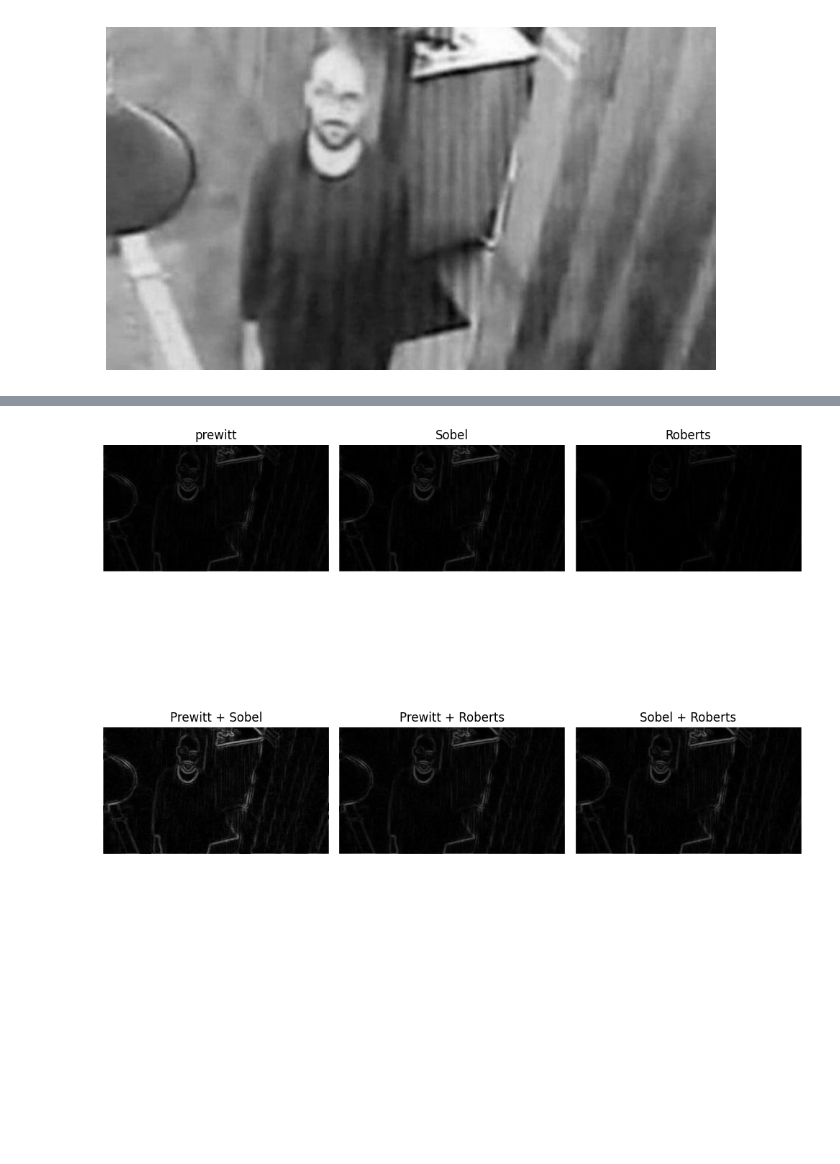
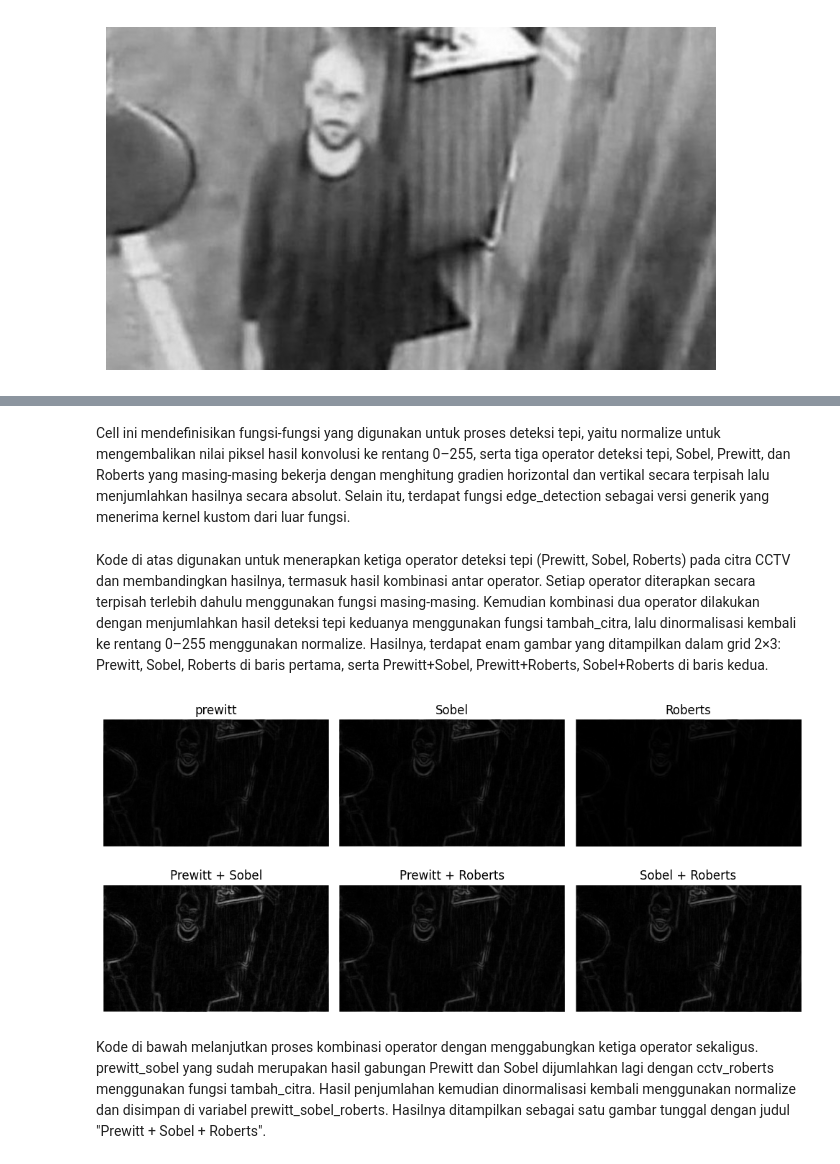
Before and after one commit to praktikum-pcd-2026/jurnal-modul-3-kelompok-3-Vuxyn, a Jupyter notebook: jurnal.ipynb, the cells around one changed output, grey strips where cells are left out. Cells and saved outputs as stored; diff of their text form; code cells hidden in the pictures; blank space fills up the shorter version.

```diff
--- a/jurnal.ipynb
+++ b/jurnal.ipynb
@@ -113,0 +133,13 @@ plt.show()
+# %%
+cctv_smooth = smoothing(cctv_copy)
+cctv_sharp = sharpening(cctv_copy)
+cctv_combine = sharpening(smoothing(cctv_copy))
+
+fig, (ax1, ax2, ax3) = plt.subplots(1, 3, figsize=(12, 5))
+ax1.imshow(cctv_smooth, cmap="gray"); ax1.set_title("Smoothing")
+ax2.imshow(cctv_sharp, cmap="gray"); ax2.set_title("Sharpening")
+ax3.imshow(cctv_combine, cmap="gray"); ax3.set_title("Smoothing + Sharpening")
+
+ax1.axis("off"); ax2.axis("off"); ax3.axis("off")
+plt.tight_layout()
+plt.show()
@@ -147,36 +181,42 @@ def edge_detection(img, kernel_x, kernel_y):
     gy = convolution(img, kernel_y)
     hasil = np.abs(gx) + np.abs(gy)
     return normalize(hasil)
+# %% [markdown]
+Cell ini mendefinisikan fungsi-fungsi yang digunakan untuk proses deteksi tepi, yaitu normalize untuk mengembalikan nilai piksel hasil konvolusi ke rentang 0–255, serta tiga operator deteksi tepi, Sobel, Prewitt, dan Roberts yang masing-masing bekerja dengan menghitung gradien horizontal dan vertikal secara terpisah lalu menjumlahkan hasilnya secara absolut. Selain itu, terdapat fungsi edge_detection sebagai versi generik yang menerima kernel kustom dari luar fungsi.
+# %% [markdown]
+Kode di atas digunakan untuk menerapkan ketiga operator deteksi tepi (Prewitt, Sobel, Roberts) pada citra CCTV dan membandingkan hasilnya, termasuk hasil kombinasi antar operator. Setiap operator diterapkan secara terpisah terlebih dahulu menggunakan fungsi masing-masing. Kemudian kombinasi dua operator dilakukan dengan menjumlahkan hasil deteksi tepi keduanya menggunakan fungsi tambah_citra, lalu dinormalisasi kembali ke rentang 0–255 menggunakan normalize. Hasilnya, terdapat enam gambar yang ditampilkan dalam grid 2×3: Prewitt, Sobel, Roberts di baris pertama, serta Prewitt+Sobel, Prewitt+Roberts, Sobel+Roberts di baris kedua.
 # %%
 cctv_prewitt = prewitt(cctv_copy)
 cctv_sobel = sobel(cctv_copy)
 cctv_roberts = roberts(cctv_copy)
 ps = tambah_citra(cctv_prewitt, cctv_sobel)
 pr = tambah_citra(cctv_prewitt, cctv_roberts)
 sr = tambah_citra(cctv_sobel, cctv_roberts)
 prewitt_sobel = normalize(ps)
 prewitt_roberts = normalize(pr)
 sobel_roberts = normalize(sr)
 
-fig, ((ax1, ax2, ax3), (ax4, ax5, ax6)) = plt.subplots(2, 3, figsize=(10, 10))
+fig, ((ax1, ax2, ax3), (ax4, ax5, ax6)) = plt.subplots(2, 3, figsize=(10, 5))
 ax1.imshow(cctv_prewitt, cmap="gray"); ax1.set_title("prewitt")
 ax2.imshow(cctv_sobel, cmap="gray"); ax2.set_title("Sobel")
 ax3.imshow(cctv_roberts, cmap="gray"); ax3.set_title("Roberts")
 ax4.imshow(prewitt_sobel, cmap="gray"); ax4.set_title("Prewitt + Sobel")
 ax5.imshow(prewitt_roberts, cmap="gray"); ax5.set_title("Prewitt + Roberts")
 ax6.imshow(sobel_roberts, cmap="gray"); ax6.set_title("Sobel + Roberts")
 
 ax1.axis("off")
 ax2.axis("off")
 ax3.axis("off")
 ax4.axis("off")
 ax5.axis("off")
 ax6.axis("off")
 
 plt.tight_layout()
 plt.show()
 # %% [output]
-[figure, old version]
+[figure, new version]
+# %% [markdown]
+Kode di bawah melanjutkan proses kombinasi operator dengan menggabungkan ketiga operator sekaligus. prewitt_sobel yang sudah merupakan hasil gabungan Prewitt dan Sobel dijumlahkan lagi dengan cctv_roberts menggunakan fungsi tambah_citra. Hasil penjumlahan kemudian dinormalisasi kembali menggunakan normalize dan disimpan di variabel prewitt_sobel_roberts. Hasilnya ditampilkan sebagai satu gambar tunggal dengan judul "Prewitt + Sobel + Roberts".
 # %%
 psr = tambah_citra(prewitt_sobel, cctv_roberts)
 prewitt_sobel_roberts = normalize(psr)
```
Also changed, not shown: parts of 17 cells of this notebook.
